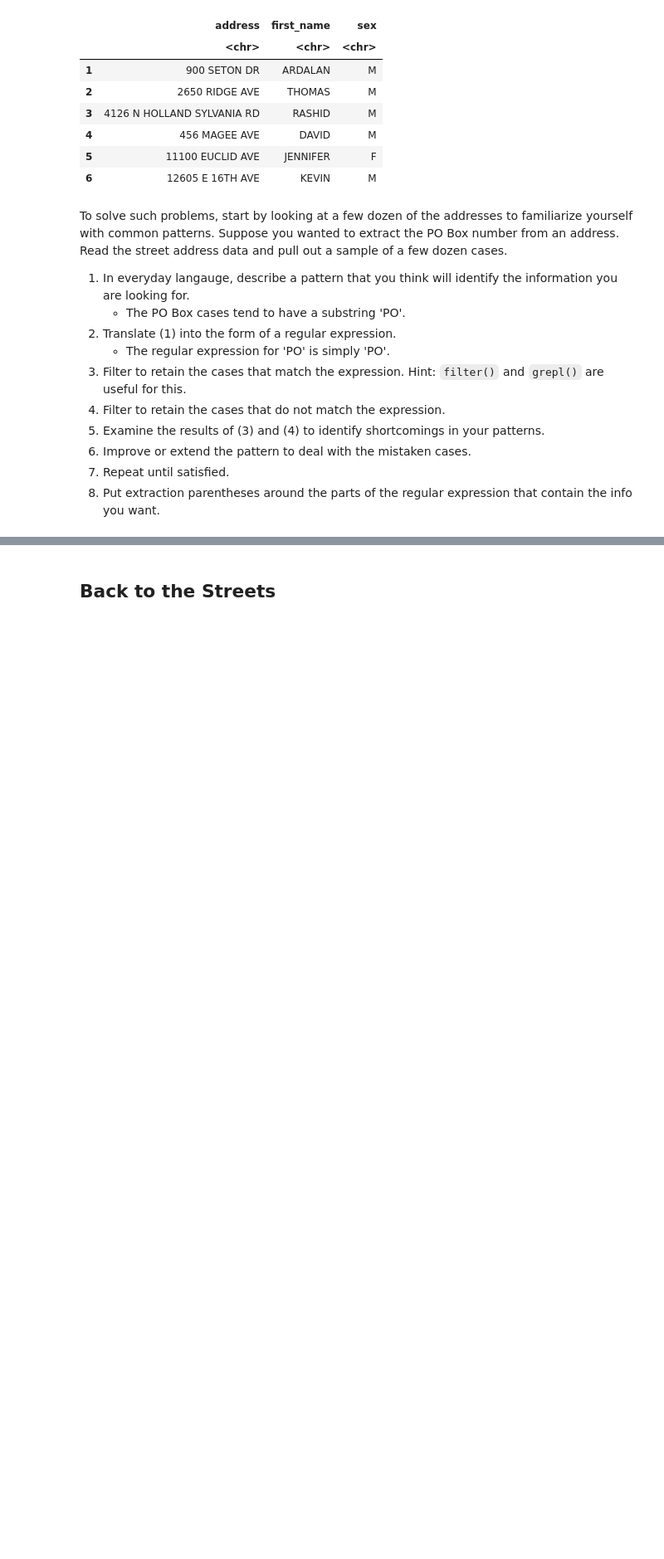
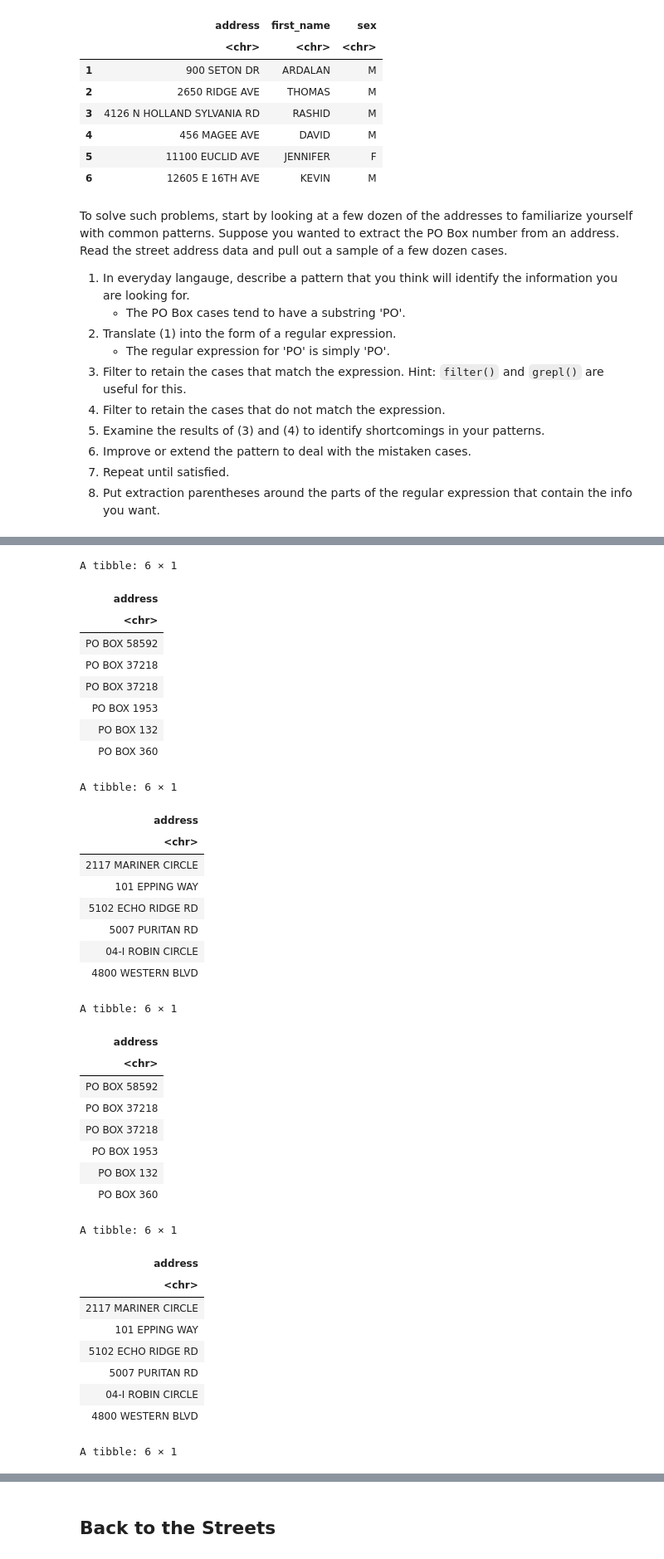
Before and after one commit to stat184-summer2023/a09-street-or-road-davefriedman01, a Jupyter notebook: A09.ipynb, the cells around one changed output, grey strips where cells are left out. Shown: that part at 83% size. Cells and saved outputs as stored; diff of their text form; code cells hidden in the pictures; blank space fills up the shorter version.

```diff
--- a/A09.ipynb
+++ b/A09.ipynb
@@ -207,0 +207,68 @@ A tibble: 6 × 1
+# %%
+pattern <- 'PO'
+
+Matches <-
+  Addresses %>%
+    filter(grepl(pattern = pattern, address))
+head(Matches)
+
+Dont <-
+  Addresses %>%
+    filter(!grepl(pattern = 'PO', address))
+head(Dont)
+
+pattern <- 'BOX\\s+(\\d+)'
+
+Matches <-
+  Addresses %>%
+    filter( grepl(pattern, address))
+head(Matches)
+
+Dont <-
+  Addresses %>%
+    filter(!grepl(pattern, address))
+head(Dont)
+
+BoxNumbers <-
+  Addresses %>%
+    filter(grepl(pattern, address)) %>%
+    tidyr::extract(address, into = 'boxnum', regex = pattern)
+head(BoxNumbers)
+# %% [output]
+A tibble: 6 × 1
+| address |
+| <chr> |
+| PO BOX 58592 |
+| PO BOX 37218 |
+| PO BOX 37218 |
+| PO BOX 1953 |
+| PO BOX 132 |
+| PO BOX 360 |
+A tibble: 6 × 1
+| address |
+| <chr> |
+| 2117 MARINER CIRCLE |
+| 101 EPPING WAY |
+| 5102 ECHO RIDGE RD |
+| 5007 PURITAN RD |
+| 04-I ROBIN CIRCLE |
+| 4800 WESTERN BLVD |
+A tibble: 6 × 1
+| address |
+| <chr> |
+| PO BOX 58592 |
+| PO BOX 37218 |
+| PO BOX 37218 |
+| PO BOX 1953 |
+| PO BOX 132 |
+| PO BOX 360 |
+A tibble: 6 × 1
+| address |
+| <chr> |
+| 2117 MARINER CIRCLE |
+| 101 EPPING WAY |
+| 5102 ECHO RIDGE RD |
+| 5007 PURITAN RD |
+| 04-I ROBIN CIRCLE |
+| 4800 WESTERN BLVD |
+A tibble: 6 × 1
```
Also changed, not shown: parts of 3 cells of this notebook, 1 other file.
